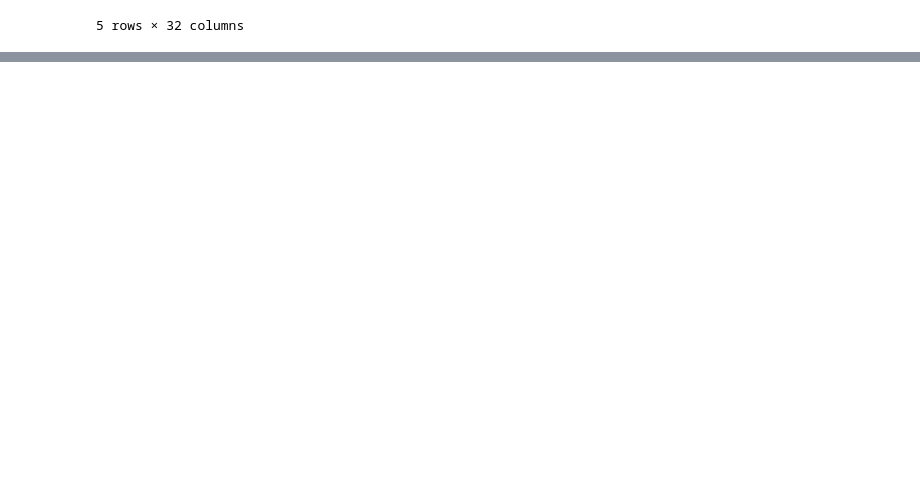
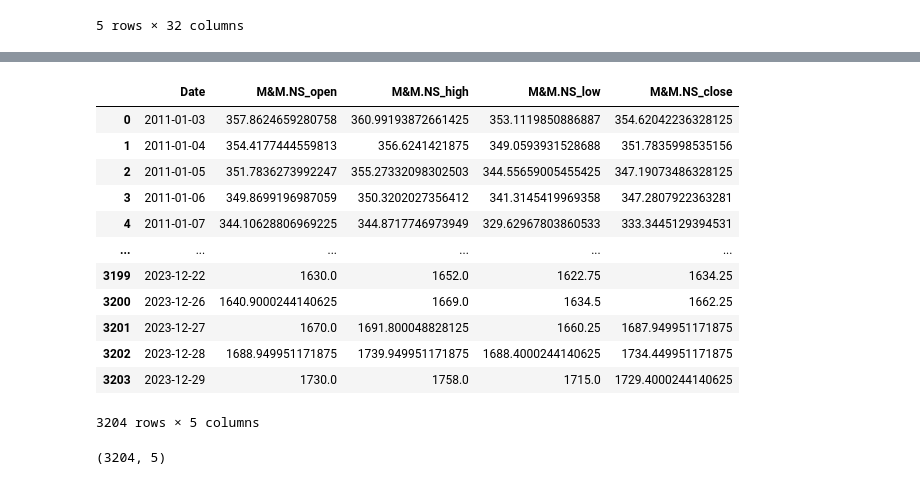
Before and after one commit to vedant2423/data-analysis-with-technical-indicators, a Jupyter notebook: nifty_sensex_close_data/preprocessing_data.ipynb, the cells around one changed output, grey strips where cells are left out. Drawn from its saved outputs; the diff is of its cells as text; code cells hidden in the pictures; blank space fills up the shorter version.

```diff
--- a/nifty_sensex_close_data/preprocessing_data.ipynb
+++ b/nifty_sensex_close_data/preprocessing_data.ipynb
@@ -18,0 +61,18 @@ df.head()
+# %%
+df1.drop('M&M.NS', axis=1, inplace=True)
+# %%
+df1
+# %% [output]
+|  | Date | M&M.NS_open | M&M.NS_high | M&M.NS_low | M&M.NS_close |
+| 0 | 2011-01-03 | 357.8624659280758 | 360.99193872661425 | 353.1119850886887 | 354.62042236328125 |
+| 1 | 2011-01-04 | 354.4177444559813 | 356.6241421875 | 349.0593931528688 | 351.7835998535156 |
+| 2 | 2011-01-05 | 351.7836273992247 | 355.27332098302503 | 344.55659005455425 | 347.19073486328125 |
+| 3 | 2011-01-06 | 349.8699196987059 | 350.3202027356412 | 341.3145419969358 | 347.2807922363281 |
+| 4 | 2011-01-07 | 344.10628806969225 | 344.8717746973949 | 329.62967803860533 | 333.3445129394531 |
+| ... | ... | ... | ... | ... | ... |
+| 3199 | 2023-12-22 | 1630.0 | 1652.0 | 1622.75 | 1634.25 |
+| 3200 | 2023-12-26 | 1640.9000244140625 | 1669.0 | 1634.5 | 1662.25 |
+| 3201 | 2023-12-27 | 1670.0 | 1691.800048828125 | 1660.25 | 1687.949951171875 |
+| 3202 | 2023-12-28 | 1688.949951171875 | 1739.949951171875 | 1688.4000244140625 | 1734.449951171875 |
+| 3203 | 2023-12-29 | 1730.0 | 1758.0 | 1715.0 | 1729.4000244140625 |
+3204 rows × 5 columns
@@ -19 +85,5 @@ df.head()
+# %%
+df1.shape
+# %% [output]
+(3204, 5)
 # %%
```
Also changed, not shown: parts of 11 cells of this notebook, 2 other files.
